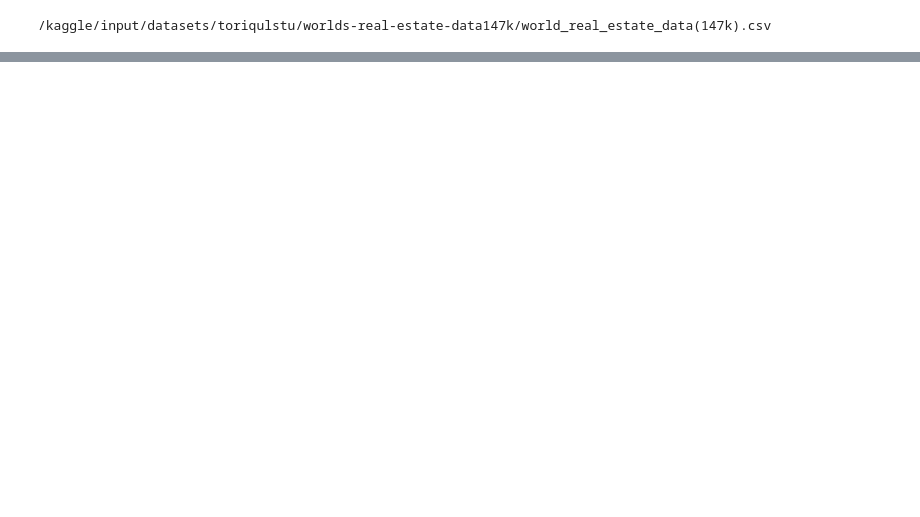
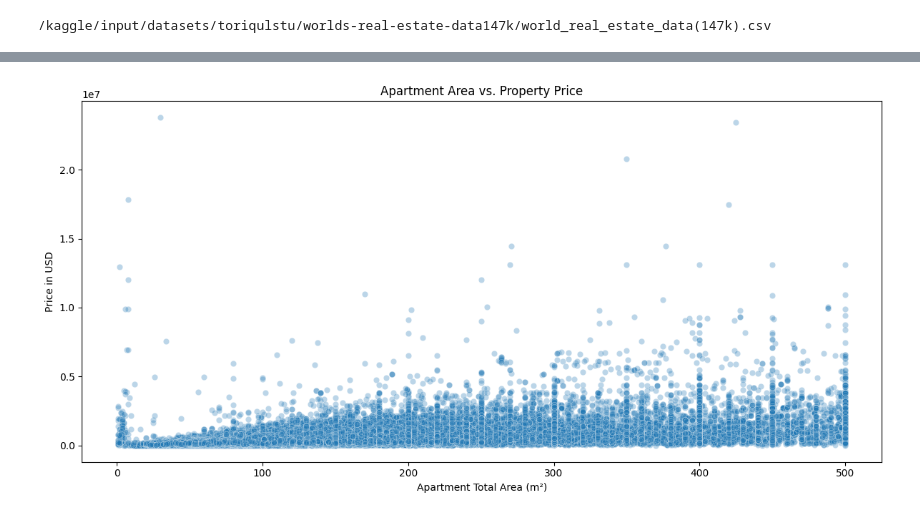
Before and after one commit to clia7/Real_Estate_Analysis, a Jupyter notebook: real-estate-analysis.ipynb, the cells around one changed output, grey strips where cells are left out. Drawn from its saved outputs; the diff is of its cells as text; code cells hidden in the pictures; blank space fills up the shorter version.

Commit message:
Kaggle Notebook | Real_Estate_Analysis | Version 3

```diff
--- a/real-estate-analysis.ipynb
+++ b/real-estate-analysis.ipynb
@@ -10,0 +309,8 @@ import kagglehub
+# %%
+# Create new column with only total area numbers without space
+df['apartment_total_area_clean'] = (
+    df['apartment_total_area']
+    .str.replace(' m²', '', regex=False)
+    .str.replace(' ', '', regex=False)
+    .astype(float)
+)
@@ -10,0 +402,8 @@ import kagglehub
+# %%
+# Create new column with only total area numbers without space
+df['apartment_living_area_clean'] = (
+    df['apartment_living_area']
+    .str.replace(' m²', '', regex=False)
+    .str.replace(' ', '', regex=False)
+    .astype(float)
+)
@@ -10,0 +603,23 @@ import kagglehub
+# %%
+# Exclude the outliers from inspection above and only use apartment total area clean with smaller size of 500
+df['apartment_total_area_analysis'] = df['apartment_total_area_clean'].where(
+    df['apartment_total_area_clean'] <= 500
+)
+# %%
+# Check for context between size of the apartment and price
+plt.figure(figsize=(12, 6))
+
+sns.scatterplot(
+    data=df,
+    x='apartment_total_area_analysis',
+    y='price_in_USD',
+    alpha=0.3
+)
+
+plt.title('Apartment Area vs. Property Price')
+plt.xlabel('Apartment Total Area (m²)')
+plt.ylabel('Price in USD')
+plt.tight_layout()
+plt.show()
+# %% [output]
+[figure, added]
```
Also changed, not shown: parts of 125 cells of this notebook.
